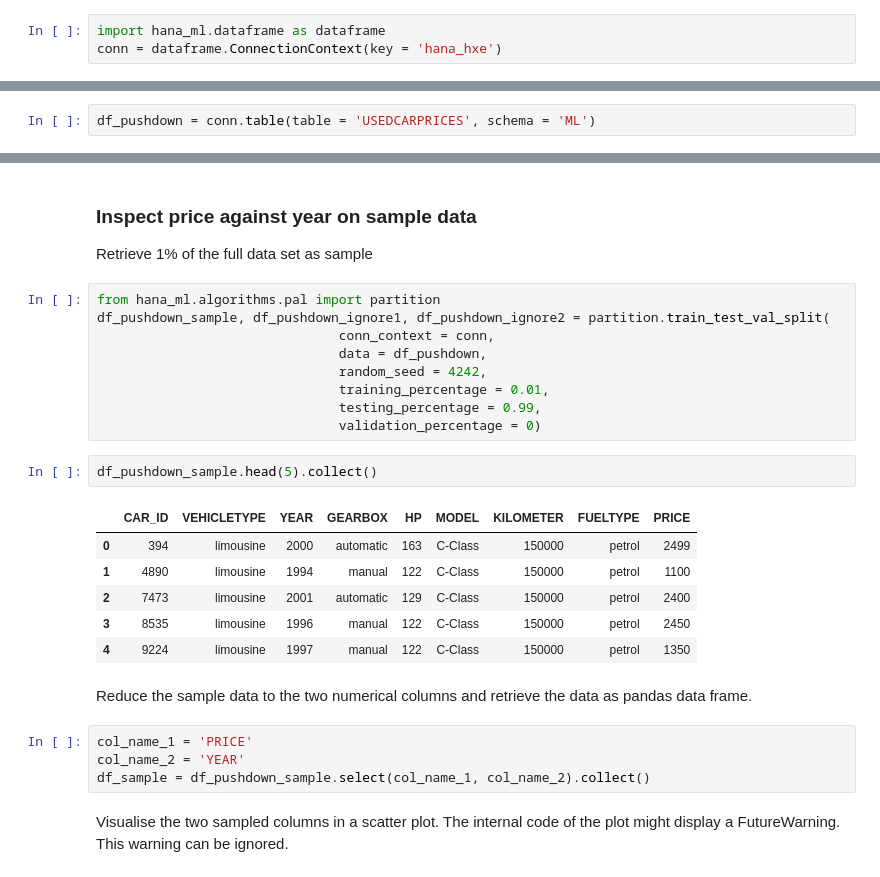
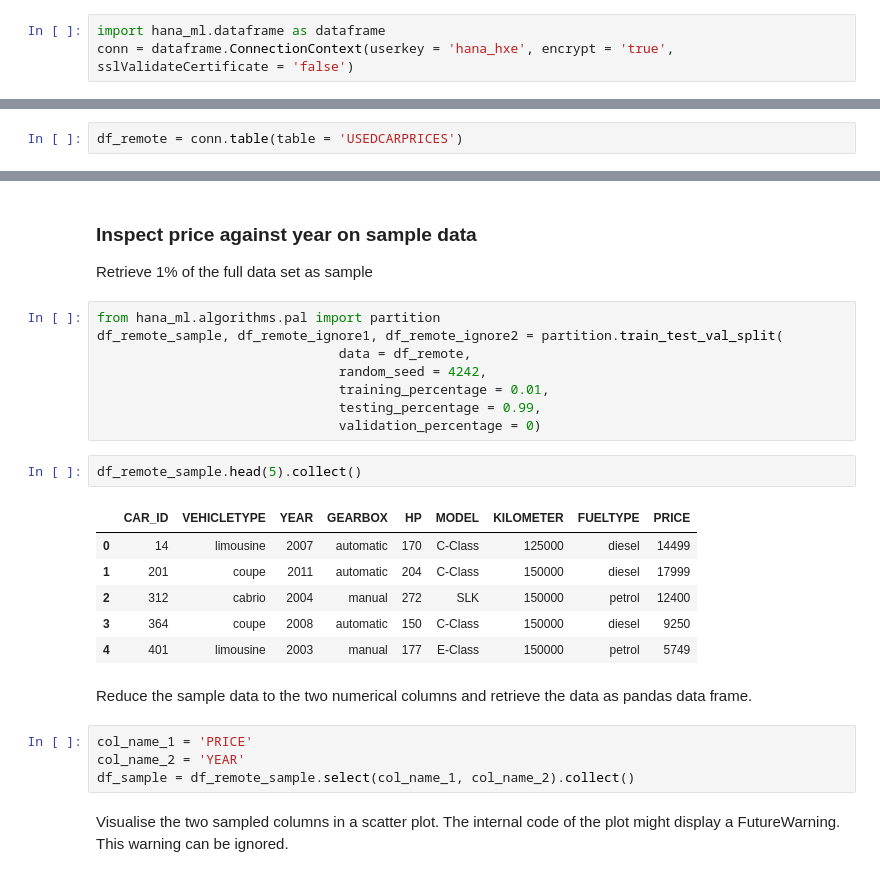
Before and after one commit to SAP-samples/hana-ml-samples, a Jupyter notebook: Python-API/usecase-examples/estimate-car-price/10 Exploratory Data Analysis.ipynb, the cells around one changed output, grey strips where cells are left out. Drawn from its saved outputs; the diff is of its cells as text.

```diff
--- a/Python-API/usecase-examples/estimate-car-price/10 Exploratory Data Analysis.ipynb
+++ b/Python-API/usecase-examples/estimate-car-price/10 Exploratory Data Analysis.ipynb
@@ -24,11 +23,11 @@ Instantiate a connecton object to SAP HANA.
 -  We recommend keeping these credentials in the Secure User Store of the SAP HANA Client. Retrieving the credentials from the Secure User Store prevents having to specify these credentials in clear text. See the blog on the SAP Commmunity to which these notebooks belong, for steps on how to use that Secure User Store.
 # %%
 import hana_ml.dataframe as dataframe
-conn = dataframe.ConnectionContext(key = 'hana_hxe')
+conn = dataframe.ConnectionContext(userkey = 'hana_hxe', encrypt = 'true', sslValidateCertificate = 'false')
 # %% [markdown]
 Create the SAP HANA DataFrame, which points to the table with historic sales. No data is extracted.
 # %%
-df_pushdown = conn.table(table = 'USEDCARPRICES', schema = 'ML')
+df_remote = conn.table(table = 'USEDCARPRICES')
 # %% [markdown]
 ### Peek at the data and retrieve a small number of rows
 # %%
@@ -105,28 +104,27 @@ df_col_frequency.plot.bar(x = 'MODEL',
 Retrieve 1% of the full data set as sample
 # %%
 from hana_ml.algorithms.pal import partition
-df_pushdown_sample, df_pushdown_ignore1, df_pushdown_ignore2 = partition.train_test_val_split(
-                               conn_context = conn,
-                               data = df_pushdown,
+df_remote_sample, df_remote_ignore1, df_remote_ignore2 = partition.train_test_val_split(
+                               data = df_remote,
                                random_seed = 4242,
                                training_percentage = 0.01,
                                testing_percentage = 0.99,
                                validation_percentage = 0)
 # %%
-df_pushdown_sample.head(5).collect()
+df_remote_sample.head(5).collect()
 # %% [output]
 |  | CAR_ID | VEHICLETYPE | YEAR | GEARBOX | HP | MODEL | KILOMETER | FUELTYPE | PRICE |
-| 0 | 394 | limousine | 2000 | automatic | 163 | C-Class | 150000 | petrol | 2499 |
-| 1 | 4890 | limousine | 1994 | manual | 122 | C-Class | 150000 | petrol | 1100 |
-| 2 | 7473 | limousine | 2001 | automatic | 129 | C-Class | 150000 | petrol | 2400 |
-| 3 | 8535 | limousine | 1996 | manual | 122 | C-Class | 150000 | petrol | 2450 |
-| 4 | 9224 | limousine | 1997 | manual | 122 | C-Class | 150000 | petrol | 1350 |
+| 0 | 14 | limousine | 2007 | automatic | 170 | C-Class | 125000 | diesel | 14499 |
+| 1 | 201 | coupe | 2011 | automatic | 204 | C-Class | 150000 | diesel | 17999 |
+| 2 | 312 | cabrio | 2004 | manual | 272 | SLK | 150000 | petrol | 12400 |
+| 3 | 364 | coupe | 2008 | automatic | 150 | C-Class | 150000 | diesel | 9250 |
+| 4 | 401 | limousine | 2003 | manual | 177 | E-Class | 150000 | petrol | 5749 |
 # %% [markdown]
 Reduce the sample data to the two numerical columns and retrieve the data as pandas data frame.
 # %%
 col_name_1 = 'PRICE'
 col_name_2 = 'YEAR'
-df_sample = df_pushdown_sample.select(col_name_1, col_name_2).collect()
+df_sample = df_remote_sample.select(col_name_1, col_name_2).collect()
 # %% [markdown]
 Visualise the two sampled columns in a scatter plot. The internal code of the plot might display a FutureWarning. This warning can be ignored.
 # %%
```
Also changed, not shown: parts of 16 cells of this notebook.
